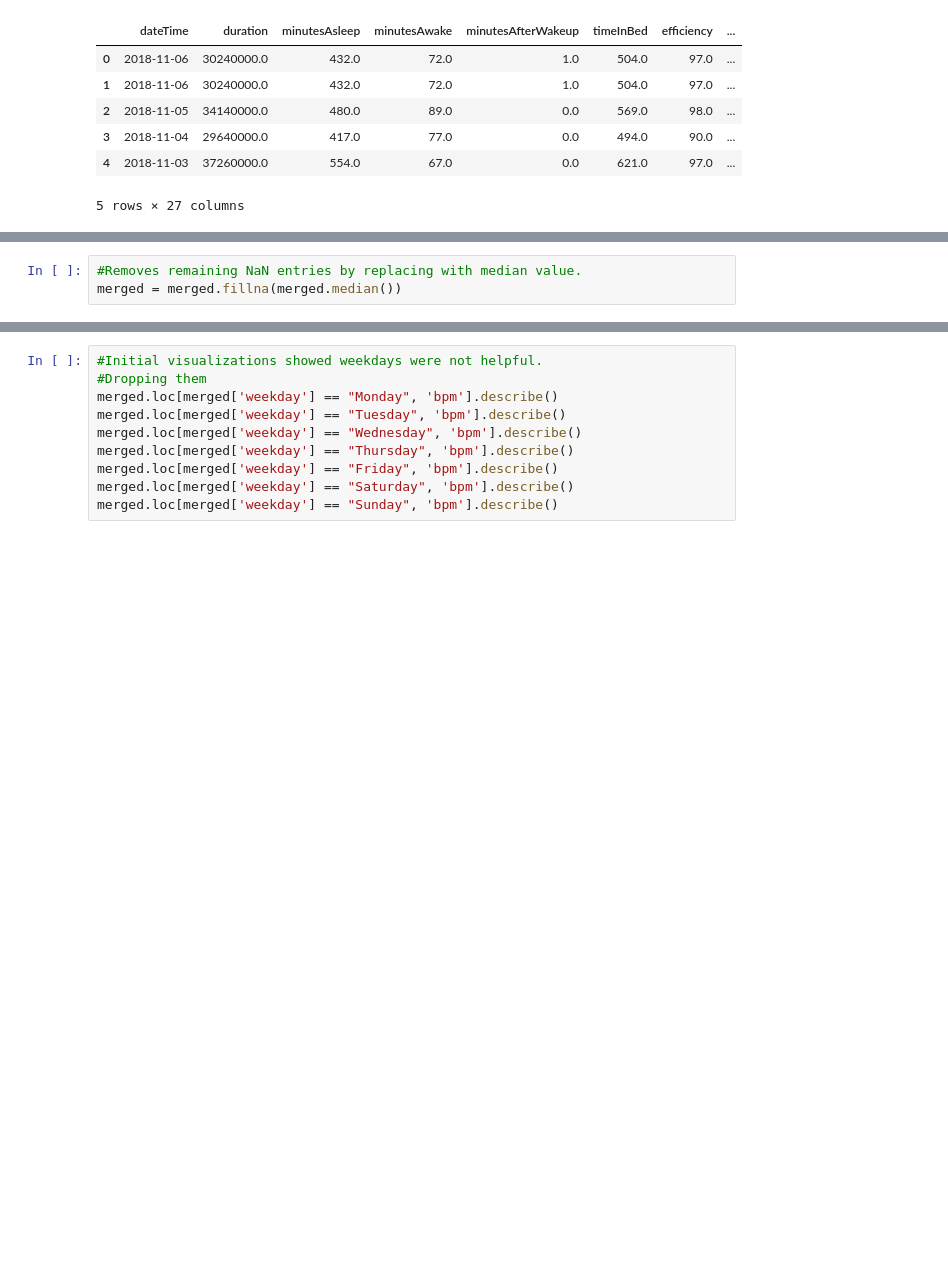
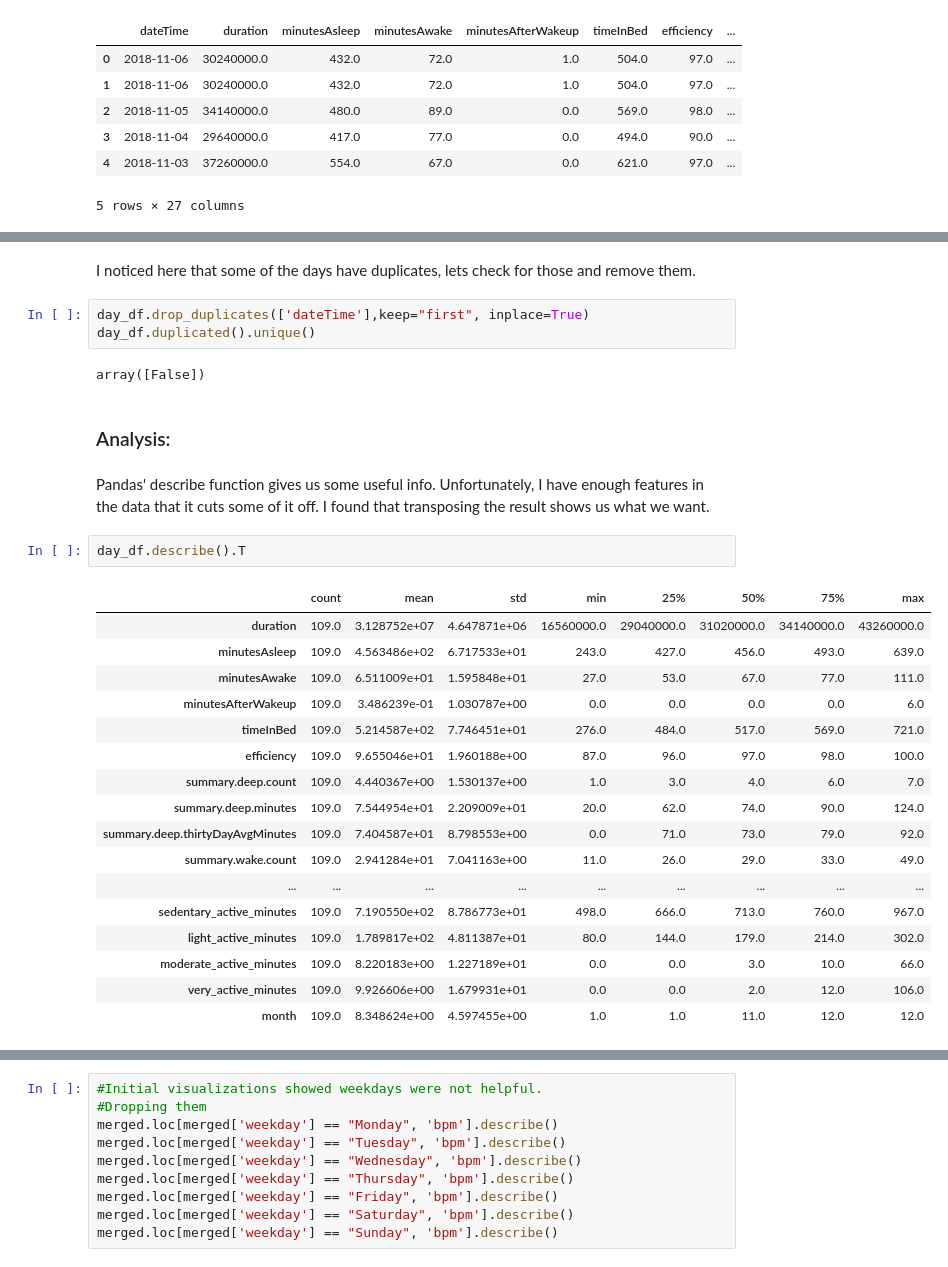
Before and after one commit to ashleygw/health-monitoring, a Jupyter notebook: SleepAndHealthNN.ipynb, the cells around one changed output, grey strips where cells are left out. Cells and saved outputs as stored; diff of their text form; blank space fills up the shorter version.

```diff
--- a/SleepAndHealthNN.ipynb
+++ b/SleepAndHealthNN.ipynb
@@ -335,3 +268,31 @@ merged[:10]
-# %%
-#Removes remaining NaN entries by replacing with median value.
-merged = merged.fillna(merged.median())
+# %% [markdown]
+I noticed here that some of the days have duplicates, lets check for those and remove them.
+# %%
+day_df.drop_duplicates(['dateTime'],keep="first", inplace=True)
+day_df.duplicated().unique()
+# %% [output]
+array([False])
+# %% [markdown]
+### Analysis:
+# %% [markdown]
+Pandas' describe function gives us some useful info. Unfortunately, I have enough features in the data that it cuts some of it off. I found that transposing the result shows us what we want.
+# %%
+day_df.describe().T
+# %% [output]
+|  | count | mean | std | min | 25% | 50% | 75% | max |
+| duration | 109.0 | 3.128752e+07 | 4.647871e+06 | 16560000.0 | 29040000.0 | 31020000.0 | 34140000.0 | 43260000.0 |
+| minutesAsleep | 109.0 | 4.563486e+02 | 6.717533e+01 | 243.0 | 427.0 | 456.0 | 493.0 | 639.0 |
+| minutesAwake | 109.0 | 6.511009e+01 | 1.595848e+01 | 27.0 | 53.0 | 67.0 | 77.0 | 111.0 |
+| minutesAfterWakeup | 109.0 | 3.486239e-01 | 1.030787e+00 | 0.0 | 0.0 | 0.0 | 0.0 | 6.0 |
+| timeInBed | 109.0 | 5.214587e+02 | 7.746451e+01 | 276.0 | 484.0 | 517.0 | 569.0 | 721.0 |
+| efficiency | 109.0 | 9.655046e+01 | 1.960188e+00 | 87.0 | 96.0 | 97.0 | 98.0 | 100.0 |
+| summary.deep.count | 109.0 | 4.440367e+00 | 1.530137e+00 | 1.0 | 3.0 | 4.0 | 6.0 | 7.0 |
+| summary.deep.minutes | 109.0 | 7.544954e+01 | 2.209009e+01 | 20.0 | 62.0 | 74.0 | 90.0 | 124.0 |
+| summary.deep.thirtyDayAvgMinutes | 109.0 | 7.404587e+01 | 8.798553e+00 | 0.0 | 71.0 | 73.0 | 79.0 | 92.0 |
+| summary.wake.count | 109.0 | 2.941284e+01 | 7.041163e+00 | 11.0 | 26.0 | 29.0 | 33.0 | 49.0 |
+| ... | ... | ... | ... | ... | ... | ... | ... | ... |
+| sedentary_active_minutes | 109.0 | 7.190550e+02 | 8.786773e+01 | 498.0 | 666.0 | 713.0 | 760.0 | 967.0 |
+| light_active_minutes | 109.0 | 1.789817e+02 | 4.811387e+01 | 80.0 | 144.0 | 179.0 | 214.0 | 302.0 |
+| moderate_active_minutes | 109.0 | 8.220183e+00 | 1.227189e+01 | 0.0 | 0.0 | 3.0 | 10.0 | 66.0 |
+| very_active_minutes | 109.0 | 9.926606e+00 | 1.679931e+01 | 0.0 | 0.0 | 2.0 | 12.0 | 106.0 |
+| month | 109.0 | 8.348624e+00 | 4.597455e+00 | 1.0 | 1.0 | 11.0 | 12.0 | 12.0 |
```
Also changed, not shown: parts of 27 cells of this notebook.
